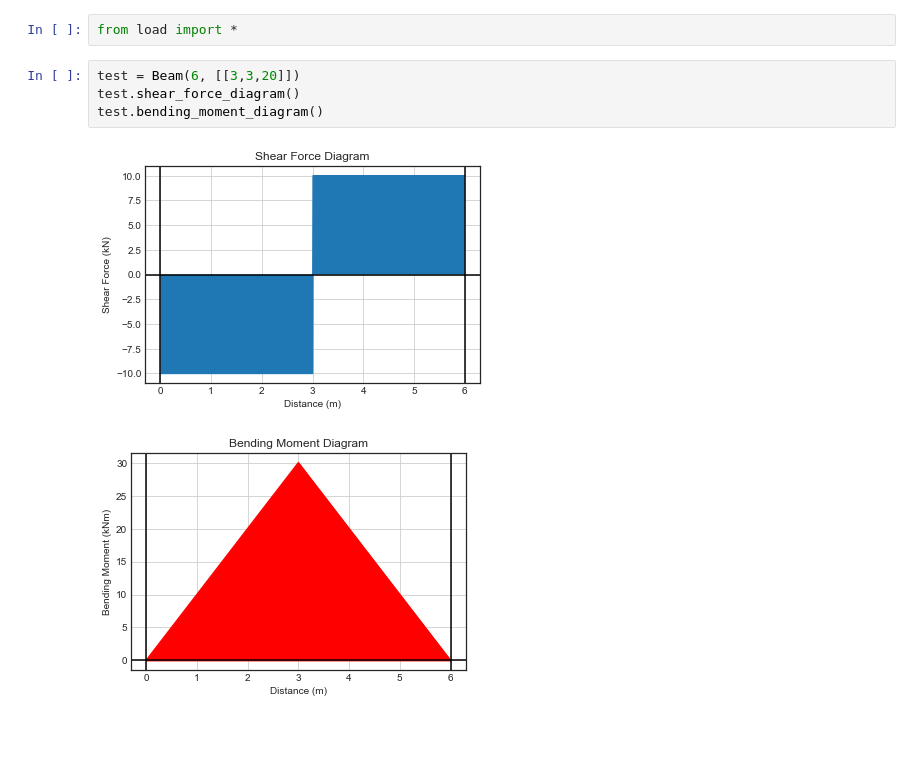
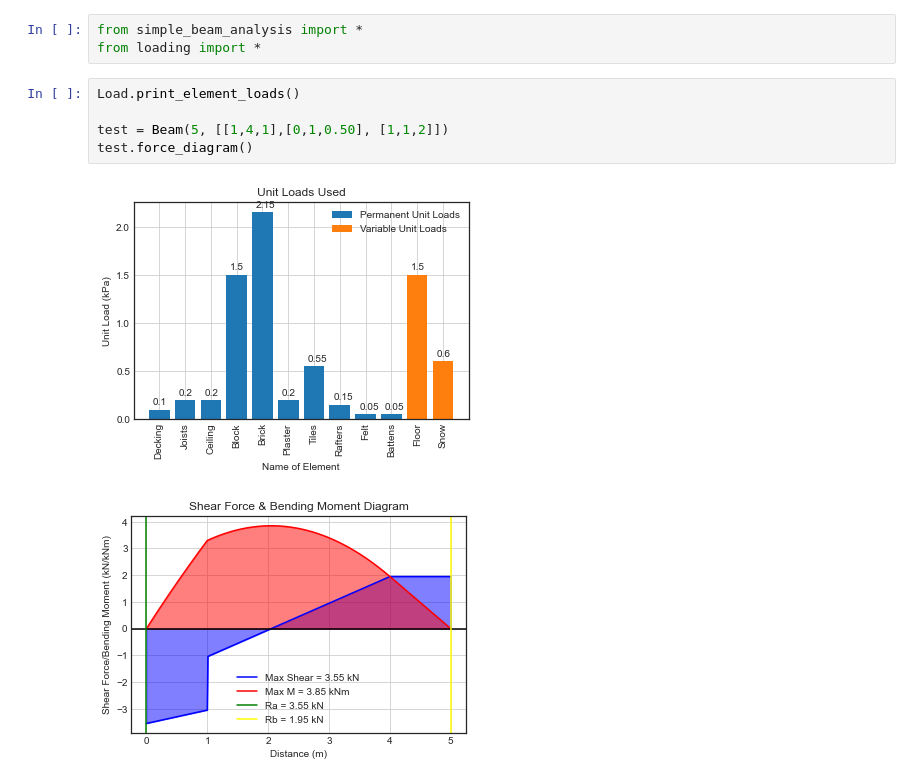
Before and after one commit to paulevalentine/Python_Development, a Jupyter notebook: beams.ipynb, the cells around one changed output. Cells and saved outputs as stored; diff of their text form; blank space fills up the shorter version.

Commit message:
Loading class started

```diff
--- a/beams.ipynb
+++ b/beams.ipynb
@@ -1,9 +1,11 @@
-# %%
-from load import *
-# %%
-test = Beam(6, [[3,3,20]])
-test.shear_force_diagram()
-test.bending_moment_diagram()
-# %% [output]
-[figure, removed]
-[figure, removed]
+# %%
+from simple_beam_analysis import *
+from loading import *
+# %%
+Load.print_element_loads()
+
+test = Beam(5, [[1,4,1],[0,1,0.50], [1,1,2]])
+test.force_diagram()
+# %% [output]
+[figure, added]
+[figure, added]
```
Also changed, not shown: 3 other files.
